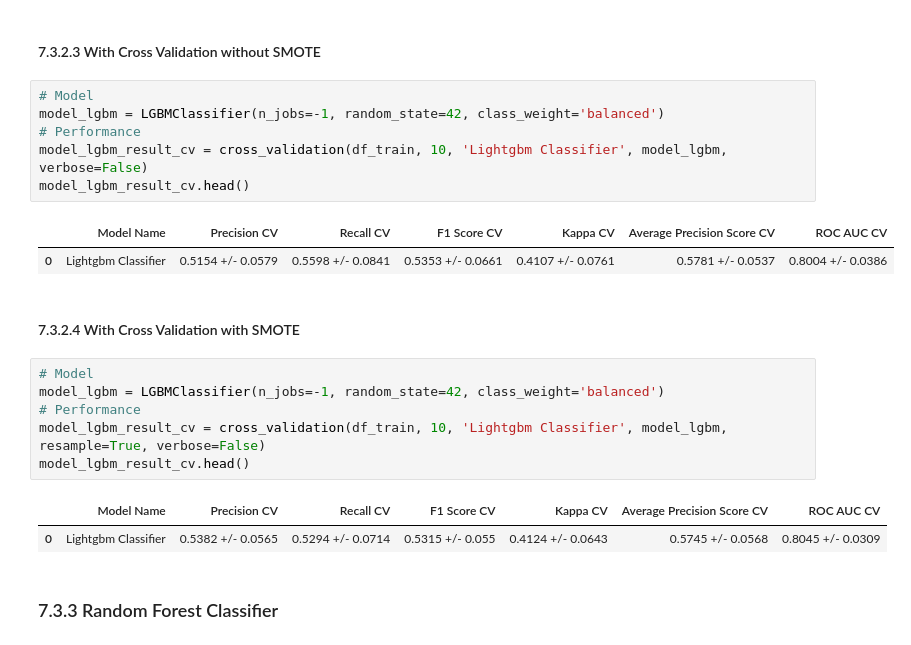
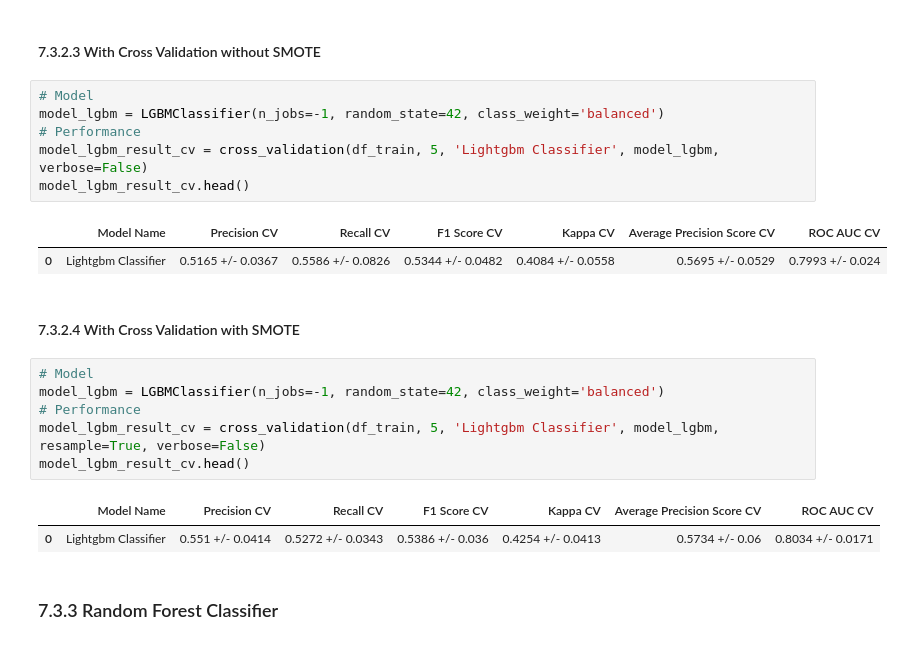
Before and after one commit to FabioCaffarello/Churn-Prediction-TopBank, a Jupyter notebook: 02-Notebooks/02-Scond_Cycle_CRISP/workflow_complete.ipynb, the cells around one changed output. Drawn from its saved outputs; the diff is of its cells as text.

```diff
--- a/02-Notebooks/02-Scond_Cycle_CRISP/workflow_complete.ipynb
+++ b/02-Notebooks/02-Scond_Cycle_CRISP/workflow_complete.ipynb
@@ -1641,23 +1659,23 @@ model_lgbm_result.head()
 # %%
 # Model
 model_lgbm = LGBMClassifier(n_jobs=-1, random_state=42, class_weight='balanced')
 # Performance
-model_lgbm_result_cv = cross_validation(df_train, 10, 'Lightgbm Classifier', model_lgbm, verbose=False)
+model_lgbm_result_cv = cross_validation(df_train, 5, 'Lightgbm Classifier', model_lgbm, verbose=False)
 model_lgbm_result_cv.head()
 # %% [output]
 |  | Model Name | Precision CV | Recall CV | F1 Score CV | Kappa CV | Average Precision Score CV | ROC AUC CV |
-| 0 | Lightgbm Classifier | 0.5154 +/- 0.0579 | 0.5598 +/- 0.0841 | 0.5353 +/- 0.0661 | 0.4107 +/- 0.0761 | 0.5781 +/- 0.0537 | 0.8004 +/- 0.0386 |
+| 0 | Lightgbm Classifier | 0.5165 +/- 0.0367 | 0.5586 +/- 0.0826 | 0.5344 +/- 0.0482 | 0.4084 +/- 0.0558 | 0.5695 +/- 0.0529 | 0.7993 +/- 0.024 |
 # %% [markdown]
 #### 7.3.2.4 With Cross Validation with SMOTE
 # %%
 # Model
 model_lgbm = LGBMClassifier(n_jobs=-1, random_state=42, class_weight='balanced')
 # Performance
-model_lgbm_result_cv = cross_validation(df_train, 10, 'Lightgbm Classifier', model_lgbm, resample=True, verbose=False)
+model_lgbm_result_cv = cross_validation(df_train, 5, 'Lightgbm Classifier', model_lgbm, resample=True, verbose=False)
 model_lgbm_result_cv.head()
 # %% [output]
 |  | Model Name | Precision CV | Recall CV | F1 Score CV | Kappa CV | Average Precision Score CV | ROC AUC CV |
-| 0 | Lightgbm Classifier | 0.5382 +/- 0.0565 | 0.5294 +/- 0.0714 | 0.5315 +/- 0.055 | 0.4124 +/- 0.0643 | 0.5745 +/- 0.0568 | 0.8045 +/- 0.0309 |
+| 0 | Lightgbm Classifier | 0.551 +/- 0.0414 | 0.5272 +/- 0.0343 | 0.5386 +/- 0.036 | 0.4254 +/- 0.0413 | 0.5734 +/- 0.06 | 0.8034 +/- 0.0171 |
 # %% [markdown]
 ### 7.3.3 Random Forest Classifier
 # %% [markdown]
```
Also changed, not shown: parts of 113 cells of this notebook.
